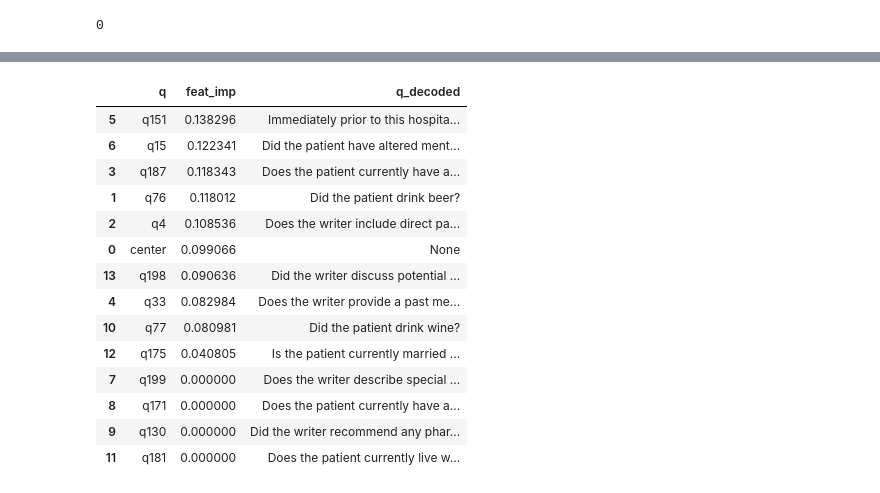
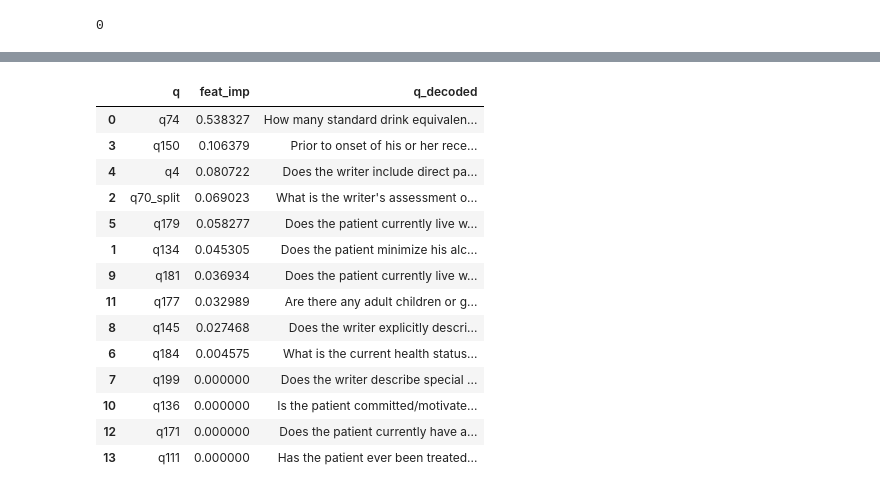
Before and after one commit to prathikr/CAIS-Liver-Transplant, a Jupyter notebook: mvp.ipynb, the cells around one changed output, grey strips where cells are left out. Drawn from its saved outputs; the diff is of its cells as text; code cells hidden in the pictures.

```diff
--- a/mvp.ipynb
+++ b/mvp.ipynb
@@ -17,13 +17,13 @@ from datetime import datetime
 # CONTROLS
 
 #model = LogisticRegression(max_iter=10000)
-#model = RandomForestClassifier()
-model = xgb.XGBClassifier(eval_metric='error', use_label_encoder=False)
+model = RandomForestClassifier()
+#model = xgb.XGBClassifier(eval_metric='error', use_label_encoder=False)
 
 #missingness_threshold = 0.9
 #missingness_threshold = 0.75
-#missingness_threshold = 0.5
-missingness_threshold = 0.25
+missingness_threshold = 0.5
+#missingness_threshold = 0.25
 
 #outcome = 'alc_postlt'
 outcome = 'harmfuldrink'
@@ -318,33 +314,33 @@ feat_imp = pd.DataFrame(data=d).sort_values(by='feat_imp', ascending=False)
 # %%
 def question_decoder(question_code):
     if '_split' in question_code:
         question_code = question_code.replace('_split','')
     question_code = question_code.upper()
 
-    df = pd.read_excel('Psychosocial data dictionary.xlsx', index_col=0)
+    df = pd.read_excel('./data/Psychosocial data dictionary.xlsx', index_col=0)
     questions = df['QUESTIONS']
     try:
         return questions[question_code]
     except KeyError:
         return None
 
 feat_imp['q_decoded'] = feat_imp['q'].apply(lambda x: question_decoder(x))
 feat_imp
 # %% [output]
 |  | q | feat_imp | q_decoded |
-| 5 | q151 | 0.138296 | Immediately prior to this hospita... |
-| 6 | q15 | 0.122341 | Did the patient have altered ment... |
-| 3 | q187 | 0.118343 | Does the patient currently have a... |
-| 1 | q76 | 0.118012 | Did the patient drink beer? |
-| 2 | q4 | 0.108536 | Does the writer include direct pa... |
-| 0 | center | 0.099066 | None |
-| 13 | q198 | 0.090636 | Did the writer discuss potential ... |
-| 4 | q33 | 0.082984 | Does the writer provide a past me... |
-| 10 | q77 | 0.080981 | Did the patient drink wine? |
-| 12 | q175 | 0.040805 | Is the patient currently married ... |
+| 0 | q74 | 0.538327 | How many standard drink equivalen... |
+| 3 | q150 | 0.106379 | Prior to onset of his or her rece... |
+| 4 | q4 | 0.080722 | Does the writer include direct pa... |
+| 2 | q70_split | 0.069023 | What is the writer's assessment o... |
+| 5 | q179 | 0.058277 | Does the patient currently live w... |
+| 1 | q134 | 0.045305 | Does the patient minimize his alc... |
+| 9 | q181 | 0.036934 | Does the patient currently live w... |
+| 11 | q177 | 0.032989 | Are there any adult children or g... |
+| 8 | q145 | 0.027468 | Does the writer explicitly descri... |
+| 6 | q184 | 0.004575 | What is the current health status... |
 | 7 | q199 | 0.000000 | Does the writer describe special ... |
-| 8 | q171 | 0.000000 | Does the patient currently have a... |
-| 9 | q130 | 0.000000 | Did the writer recommend any phar... |
-| 11 | q181 | 0.000000 | Does the patient currently live w... |
+| 10 | q136 | 0.000000 | Is the patient committed/motivate... |
+| 12 | q171 | 0.000000 | Does the patient currently have a... |
+| 13 | q111 | 0.000000 | Has the patient ever been treated... |
 # %%
 if save_results:
```
Also changed, not shown: parts of 11 cells of this notebook, 1 other file.
